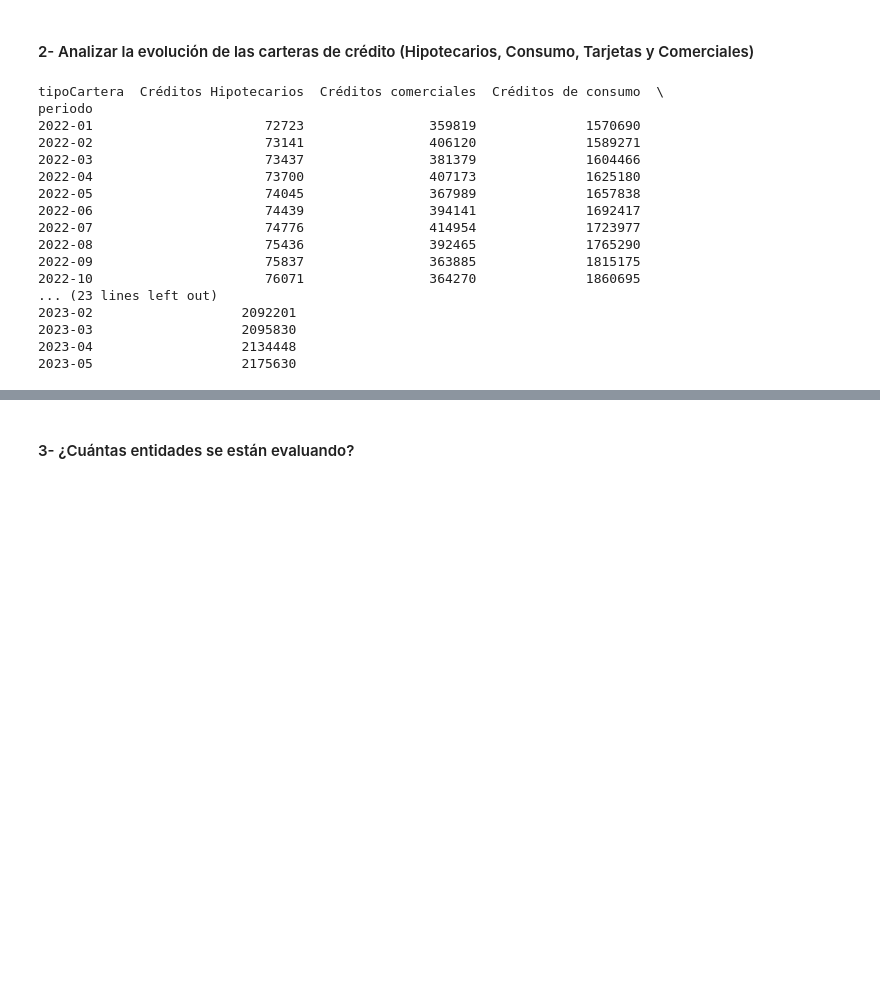
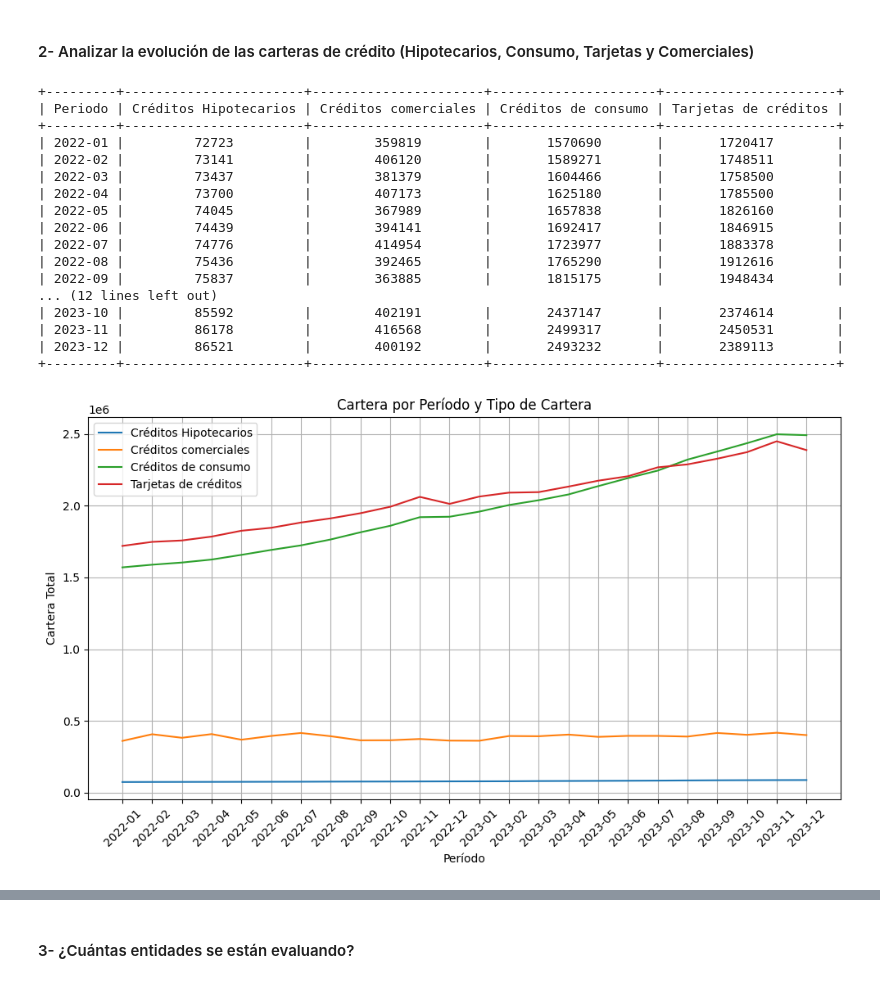
Before and after one commit to MiltonGarciaP/Analytics-WITH-PYTHON, a Jupyter notebook: TRABAJO FINAL/Trabajo Final.ipynb, the cells around one changed output, grey strips where cells are left out. Drawn from its saved outputs; the diff is of its cells as text; code cells hidden in the pictures; blank space fills up the shorter version.

```diff
--- a/TRABAJO FINAL/Trabajo Final.ipynb
+++ b/TRABAJO FINAL/Trabajo Final.ipynb
@@ -148,31 +207,57 @@ plt.show()
 # %% [markdown]
 #### 2- Analizar la evolución de las carteras de crédito (Hipotecarios, Consumo, Tarjetas y Comerciales)
 # %%
-# Agrupar por periodo y tipoCartera, y sumar la columna cantidadCredito
+# Agrupamos por periodo y tipoCartera, y sumar la columna cantidadCredito
 cartera_por_periodo_tipo = registros.groupby(['periodo', 'tipoCartera'])['cantidadCredito'].sum().reset_index()
 
-# Pivotear el DataFrame para tener un periodo por fila y un tipoCartera por columna
+# Pivoteamos el DataFrame para tener un periodo por fila y un tipoCartera por columna
 cartera_por_periodo_tipo = cartera_por_periodo_tipo.pivot(index='periodo', columns='tipoCartera', values='cantidadCredito')
 
-# Rellenar los valores faltantes con 0
+# Rellenamoi los valores faltantes con 0
 cartera_por_periodo_tipo = cartera_por_periodo_tipo.fillna(0)
 
-print(cartera_por_periodo_tipo)
+
+tabla_formato = cartera_por_periodo_tipo.reset_index().values.tolist()
+
+
+headers = ['Periodo'] + list(cartera_por_periodo_tipo.columns)
+
+
+print(tabulate(tabla_formato, headers=headers, tablefmt='pretty'))
+
+plt.figure(figsize=(10, 6))
+
+
+for tipo_cartera in cartera_por_periodo_tipo.columns:
+    plt.plot(cartera_por_periodo_tipo.index, cartera_por_periodo_tipo[tipo_cartera], label=tipo_cartera)
+
+
+plt.title('Cartera por Período y Tipo de Cartera')
+plt.xlabel('Período')
+plt.ylabel('Cartera Total')
+plt.legend()
+plt.grid(True)
+plt.xticks(rotation=45)
+plt.tight_layout()
+
+
+plt.show()
 # %% [output]
-tipoCartera  Créditos Hipotecarios  Créditos comerciales  Créditos de consumo  \
-periodo
-2022-01                      72723                359819              1570690
-2022-02                      73141                406120              1589271
-2022-03                      73437                381379              1604466
-2022-04                      73700                407173              1625180
-2022-05                      74045                367989              1657838
-2022-06                      74439                394141              1692417
-2022-07                      74776                414954              1723977
-2022-08                      75436                392465              1765290
-2022-09                      75837                363885              1815175
-2022-10                      76071                364270              1860695
-... (23 lines left out)
-2023-02                   2092201
-2023-03                   2095830
-2023-04                   2134448
-2023-05                   2175630
++---------+-----------------------+----------------------+---------------------+----------------------+
+| Periodo | Créditos Hipotecarios | Créditos comerciales | Créditos de consumo | Tarjetas de créditos |
++---------+-----------------------+----------------------+---------------------+----------------------+
+| 2022-01 |         72723         |        359819        |       1570690       |       1720417        |
+| 2022-02 |         73141         |        406120        |       1589271       |       1748511        |
+| 2022-03 |         73437         |        381379        |       1604466       |       1758500        |
+| 2022-04 |         73700         |        407173        |       1625180       |       1785500        |
+| 2022-05 |         74045         |        367989        |       1657838       |       1826160        |
+| 2022-06 |         74439         |        394141        |       1692417       |       1846915        |
+| 2022-07 |         74776         |        414954        |       1723977       |       1883378        |
+| 2022-08 |         75436         |        392465        |       1765290       |       1912616        |
+| 2022-09 |         75837         |        363885        |       1815175       |       1948434        |
+... (12 lines left out)
+| 2023-10 |         85592         |        402191        |       2437147       |       2374614        |
+| 2023-11 |         86178         |        416568        |       2499317       |       2450531        |
+| 2023-12 |         86521         |        400192        |       2493232       |       2389113        |
++---------+-----------------------+----------------------+---------------------+----------------------+
+[figure, added]
```
Also changed, not shown: parts of 26 cells of this notebook, 4 other files.
